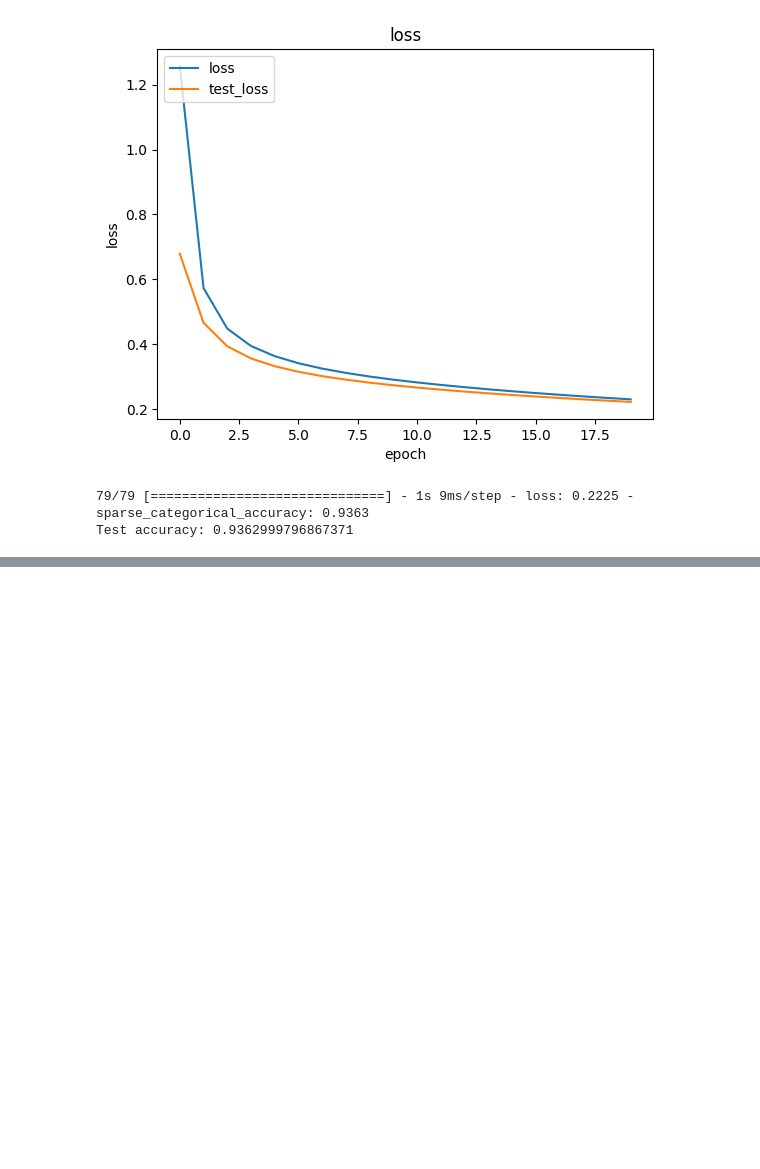
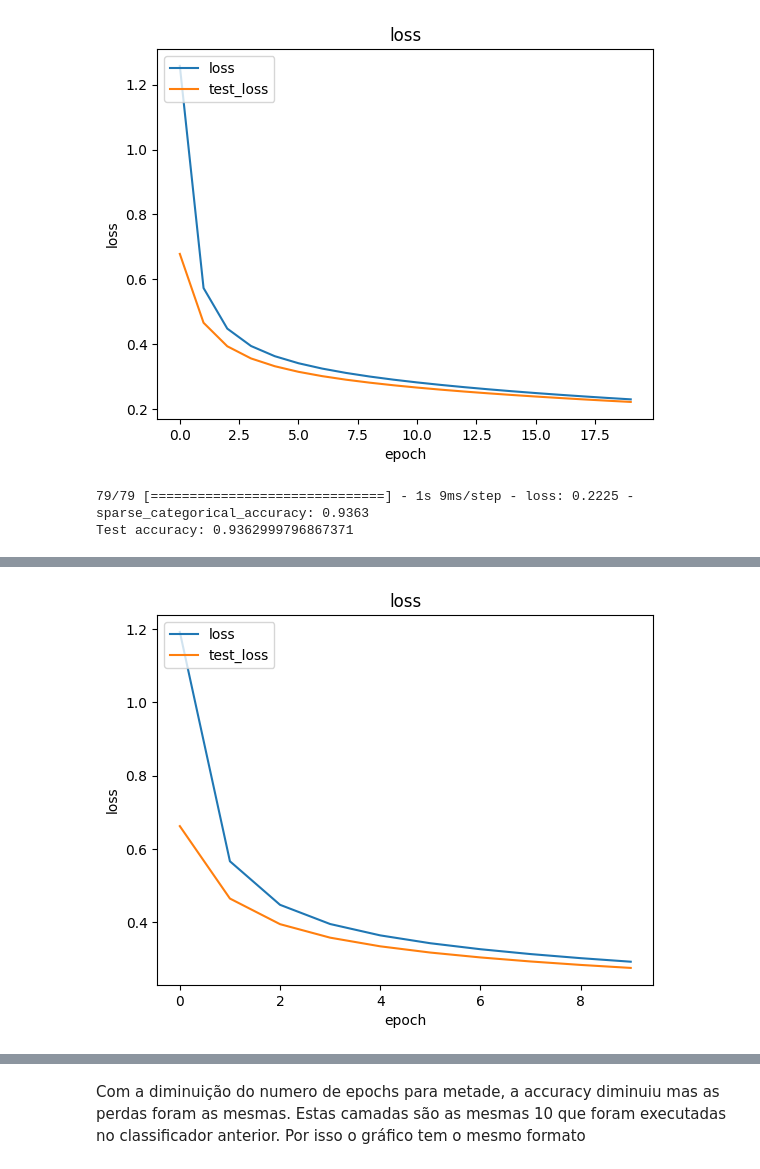
Before and after one commit to guilhermevaz8/Machine_Learning_2, a Jupyter notebook: mnistNN.ipynb, the cells around one changed output, grey strips where cells are left out. Saved outputs shown, nothing was run; the diff lists cells and outputs as text; code cells hidden in the pictures; blank space fills up the shorter version.

Commit message:
epoch and learning rate experiments

```diff
--- a/mnistNN.ipynb
+++ b/mnistNN.ipynb
@@ -74,0 +79,4 @@ Test accuracy: 0.9362999796867371
+# %%
+model = tf.keras.models.Sequential([tf.keras.layers.Flatten(input_shape=(28,28)),tf.keras.layers.Dense(64,activation='relu'),tf.keras.layers.Dense(10,activation='softmax')])
+model.compile(optimizer=tf.keras.optimizers.SGD(0.01),loss=tf.keras.losses.SparseCategoricalCrossentropy(),metrics=[tf.keras.metrics.SparseCategoricalAccuracy()],)
+history = model.fit(ds_train,epochs=10,batch_size=128,validation_data=ds_test,)
@@ -74,0 +104,13 @@ Test accuracy: 0.9362999796867371
+# %%
+plt.plot(history.history['loss'])
+plt.plot(history.history['val_loss'])
+plt.title('loss')
+plt.ylabel('loss')
+plt.xlabel('epoch')
+plt.legend(['loss','test_loss'], loc='upper left')
+plt.show()
+# Evaluate the model
+scores = model.evaluate(ds_test)
+print("Test accuracy:",scores[1])
+# %% [output]
+[figure, added]
@@ -74,0 +119,2 @@ Test accuracy: 0.9362999796867371
+# %% [markdown]
+Com a diminuição do numero de epochs para metade, a accuracy diminuiu mas as perdas foram as mesmas. Estas camadas são as mesmas 10 que foram executadas no classificador anterior. Por isso o gráfico tem o mesmo formato
```
Also changed, not shown: parts of 10 cells of this notebook.
